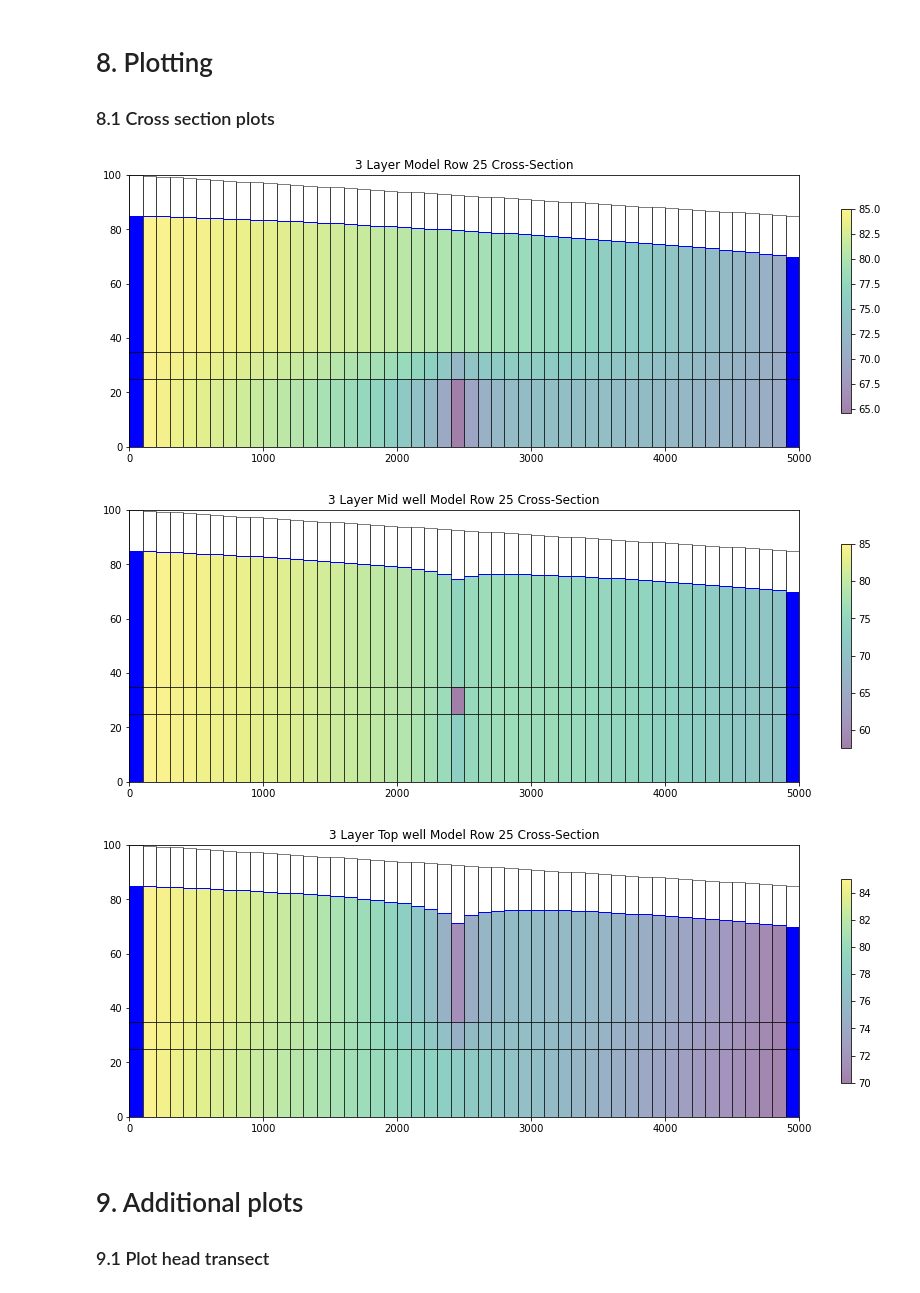
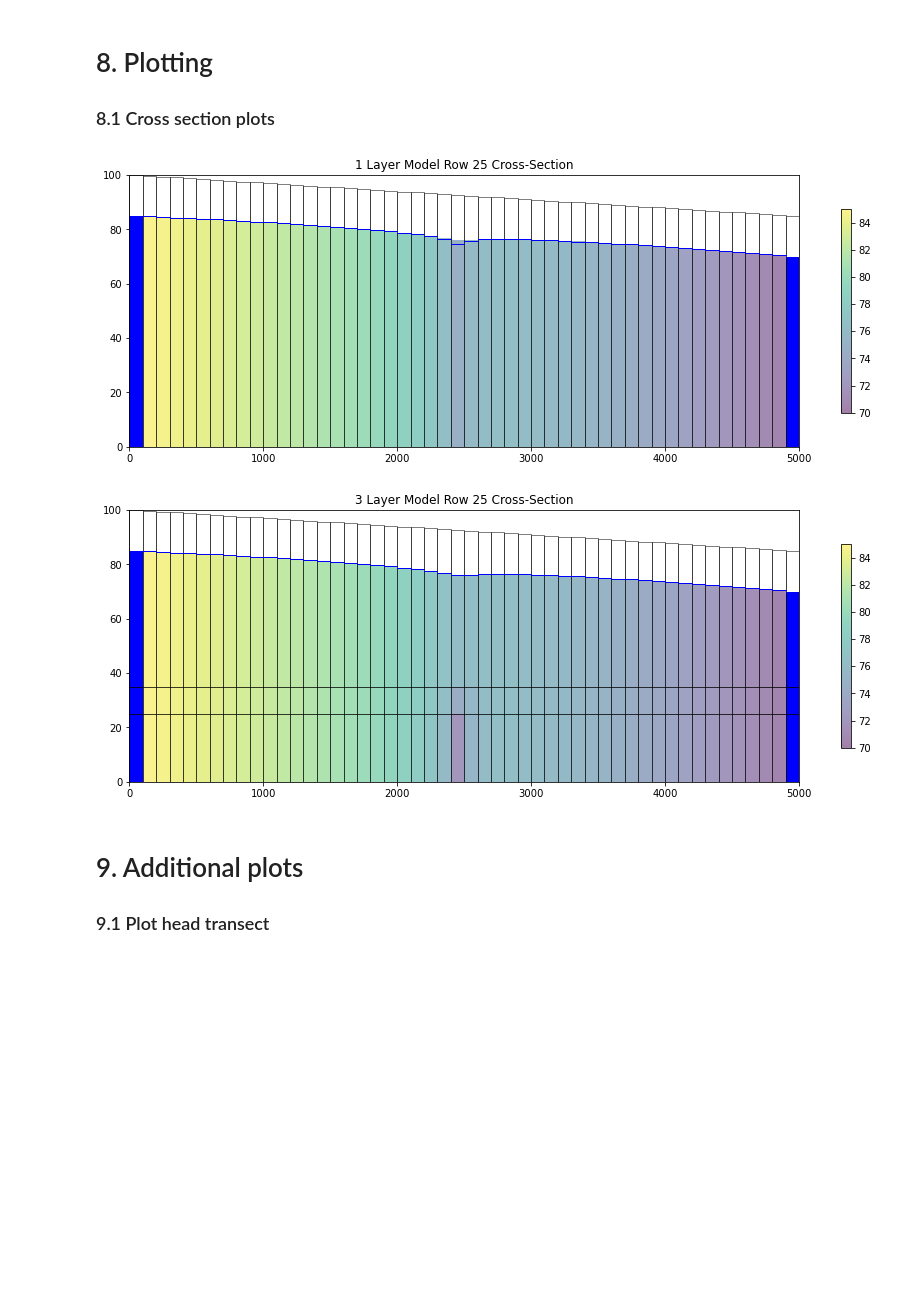
Before and after one commit to GW-modelling-Spring2022/homework-david-edu-morales, a Jupyter notebook: Working/HW10_Layers/Layered.ipynb, the cells around one changed output. Drawn from its saved outputs; the diff is of its cells as text; code cells hidden in the pictures; blank space fills up the shorter version.

Commit message:
hw10 challenge 3
commented out and collapsed extra model code to better answer question

```diff
--- a/Working/HW10_Layers/Layered.ipynb
+++ b/Working/HW10_Layers/Layered.ipynb
@@ -548,69 +548,68 @@ print(len(frf3))
 ### 8.1 Cross section plots
 # %%
 #### 1 layered model
-#fig = plt.figure(figsize=(15, 5))
-#ax = fig.add_subplot(1, 1, 1)
+fig = plt.figure(figsize=(15, 5))
+ax = fig.add_subplot(1, 1, 1)
 
-#xsect = flopy.plot.PlotCrossSection(model=m1, line={'row': 24}) #note use the key 'column' if you want to plot a column instaed
-#pc = xsect.plot_array(head1, masked_values=[999.], head=head3, alpha=0.5)
-#patches = xsect.plot_ibound(head=head1)
+xsect = flopy.plot.PlotCrossSection(model=m1, line={'row': 24}) #note use the key 'column' if you want to plot a column instaed
+pc = xsect.plot_array(head1, masked_values=[999.], head=head3, alpha=0.5)
+patches = xsect.plot_ibound(head=head1)
 #patches = xsect.plot_ibound(color_noflow='red', color_ch='blue')
 #patches = xsect.plot_bc('WEL', color='red')
-#linecollection = xsect.plot_grid(color='black', lw=0.5)
-#t = ax.set_title('1 Layer Model Row 25 Cross-Section')
-#cb = plt.colorbar(pc, shrink=0.75)
+linecollection = xsect.plot_grid(color='black', lw=0.5)
+t = ax.set_title('1 Layer Model Row 25 Cross-Section')
+cb = plt.colorbar(pc, shrink=0.75)
 #Overlay the head in a layer of the model- in this case I'm doing the top layer i.e. head3[0,:,:]
-#wt = xsect.plot_surface(head1[0,:,:], masked_values=[999.], color='blue', lw=1)
+wt = xsect.plot_surface(head1[0,:,:], masked_values=[999.], color='blue', lw=1)
 
 
 #### 3 layered model
 fig = plt.figure(figsize=(15, 5))
 ax = fig.add_subplot(1, 1, 1)
 
 xsect = flopy.plot.PlotCrossSection(model=m3, line={'row': 24}) #note use the key 'column' if you want to plot a column instaed
 pc = xsect.plot_array(head3, masked_values=[999.], head=head3, alpha=0.5)
 patches = xsect.plot_ibound(head=head3)
 #patches = xsect.plot_ibound(color_noflow='red', color_ch='blue')
 #patches = xsect.plot_bc('WEL', color='red')
 linecollection = xsect.plot_grid(color='black', lw=0.5)
 t = ax.set_title('3 Layer Model Row 25 Cross-Section')
 cb = plt.colorbar(pc, shrink=0.75)
 #Overlay the head in a layer of the model- in this case I'm doing the top layer i.e. head3[0,:,:]
 wt = xsect.plot_surface(head3[0,:,:], masked_values=[999.], color='blue', lw=1)
 
 #### 3 layered model with mid well
-fig = plt.figure(figsize=(15, 5))
-ax = fig.add_subplot(1, 1, 1)
+#fig = plt.figure(figsize=(15, 5))
+#ax = fig.add_subplot(1, 1, 1)
 
-xsect = flopy.plot.PlotCrossSection(model=m3w1, line={'row': 24}) #note use the key 'column' if you want to plot a column instaed
-pc = xsect.plot_array(head3w1, masked_values=[999.], head=head3w1, alpha=0.5)
-patches = xsect.plot_ibound(head=head3w1)
+#xsect = flopy.plot.PlotCrossSection(model=m3w1, line={'row': 24}) #note use the key 'column' if you want to plot a column instaed
+#pc = xsect.plot_array(head3w1, masked_values=[999.], head=head3w1, alpha=0.5)
+#patches = xsect.plot_ibound(head=head3w1)
 #patches = xsect.plot_ibound(color_noflow='red', color_ch='blue')
 #patches = xsect.plot_bc('WEL', color='red')
-linecollection = xsect.plot_grid(color='black', lw=0.5)
-t = ax.set_title('3 Layer Mid well Model Row 25 Cross-Section')
-cb = plt.colorbar(pc, shrink=0.75)
+#linecollection = xsect.plot_grid(color='black', lw=0.5)
+#t = ax.set_title('3 Layer Mid well Model Row 25 Cross-Section')
+#cb = plt.colorbar(pc, shrink=0.75)
 #Overlay the head in a layer of the model- in this case I'm doing the top layer i.e. head3[0,:,:]
-wt = xsect.plot_surface(head3w1[0,:,:], masked_values=[999.], color='blue', lw=1)
+#wt = xsect.plot_surface(head3w1[0,:,:], masked_values=[999.], color='blue', lw=1)
 
 #### 3 layered model with top well
-fig = plt.figure(figsize=(15, 5))
-ax = fig.add_subplot(1, 1, 1)
+#fig = plt.figure(figsize=(15, 5))
+#ax = fig.add_subplot(1, 1, 1)
 
-xsect = flopy.plot.PlotCrossSection(model=m3w0, line={'row': 24}) #note use the key 'column' if you want to plot a column instaed
-pc = xsect.plot_array(head3w0, masked_values=[999.], head=head3w0, alpha=0.5)
-patches = xsect.plot_ibound(head=head3w0)
+#xsect = flopy.plot.PlotCrossSection(model=m3w0, line={'row': 24}) #note use the key 'column' if you want to plot a column instaed
+#pc = xsect.plot_array(head3w0, masked_values=[999.], head=head3w0, alpha=0.5)
+#patches = xsect.plot_ibound(head=head3w0)
 #patches = xsect.plot_ibound(color_noflow='red', color_ch='blue')
 #patches = xsect.plot_bc('WEL', color='red')
-linecollection = xsect.plot_grid(color='black', lw=0.5)
-t = ax.set_title('3 Layer Top well Model Row 25 Cross-Section')
-cb = plt.colorbar(pc, shrink=0.75)
+#linecollection = xsect.plot_grid(color='black', lw=0.5)
+#t = ax.set_title('3 Layer Top well Model Row 25 Cross-Section')
+#cb = plt.colorbar(pc, shrink=0.75)
 #Overlay the head in a layer of the model- in this case I'm doing the top layer i.e. head3[0,:,:]
-wt = xsect.plot_surface(head3w0[0,:,:], masked_values=[999.], color='blue', lw=1)
+#wt = xsect.plot_surface(head3w0[0,:,:], masked_values=[999.], color='blue', lw=1)
 # %% [output]
-[figure, old version]
+[figure, new version]
-[figure, old version]
+[figure, new version]
-[figure, removed]
 # %% [markdown]
 # 9. Additional plots
 ### 9.1 Plot head transect
```
Also changed, not shown: parts of 2 cells of this notebook, 1 other file.
